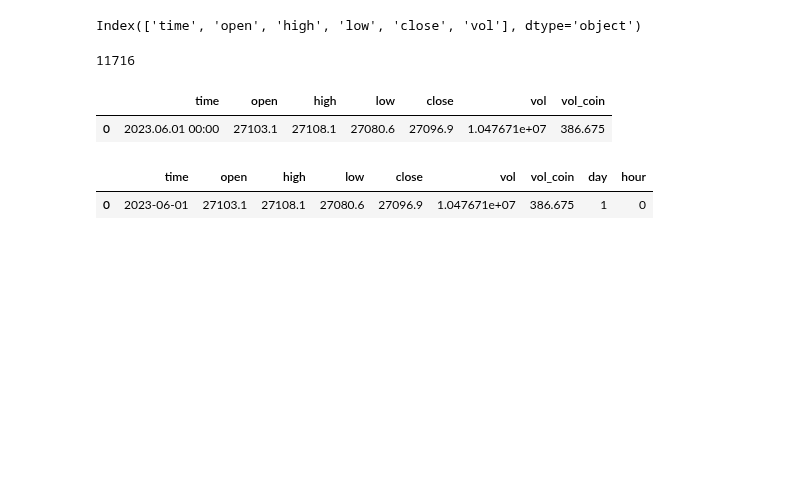
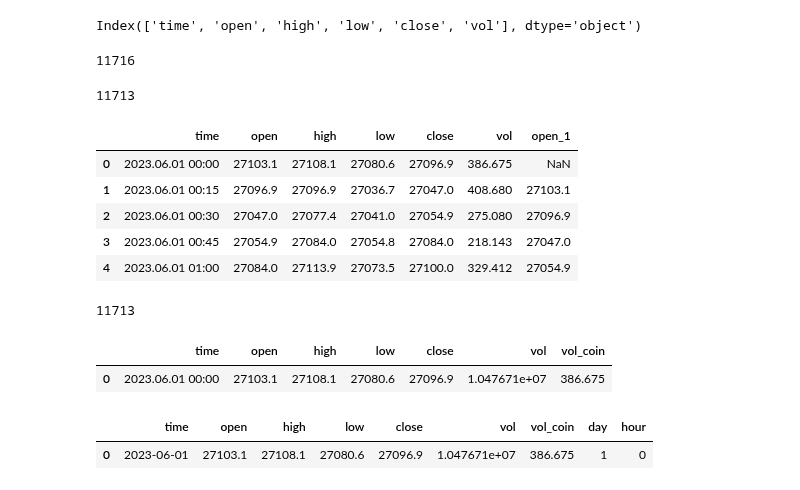
Before and after one commit to georghoeller/fastbook, a Jupyter notebook: my-stuff/lesson5-random-forests/ch9-tabular-xgboost.ipynb, the cells around one changed output. Cells and saved outputs as stored; diff of their text form; code cells hidden in the pictures; blank space fills up the shorter version.

```diff
--- a/my-stuff/lesson5-random-forests/ch9-tabular-xgboost.ipynb
+++ b/my-stuff/lesson5-random-forests/ch9-tabular-xgboost.ipynb
@@ -53,7 +52,28 @@ Index(['time', 'open', 'high', 'low', 'close', 'vol'], dtype='object')
 len(df.high)
 # %% [output]
 11716
+# %%
+df_ = pd.read_csv("btc-data/btcusdt-2023-6_9.csv", index_col=0).reset_index(drop=True)
+df_.drop_duplicates(subset = ["time"],inplace = True)
+len(df_)
+# %% [output]
+11713
+# %%
+df_
+df_["open_1"] = df_["open"].shift(1)
+df_.head(5)
+# %% [output]
+|  | time | open | high | low | close | vol | open_1 |
+| 0 | 2023.06.01 00:00 | 27103.1 | 27108.1 | 27080.6 | 27096.9 | 386.675 | NaN |
+| 1 | 2023.06.01 00:15 | 27096.9 | 27096.9 | 27036.7 | 27047.0 | 408.680 | 27103.1 |
+| 2 | 2023.06.01 00:30 | 27047.0 | 27077.4 | 27041.0 | 27054.9 | 275.080 | 27096.9 |
+| 3 | 2023.06.01 00:45 | 27054.9 | 27084.0 | 27054.8 | 27084.0 | 218.143 | 27047.0 |
+| 4 | 2023.06.01 01:00 | 27084.0 | 27113.9 | 27073.5 | 27100.0 | 329.412 | 27054.9 |
 # %%
+# remove duplicates (every 1st entry of new data set was the same as last =3 duplicates)
+df.drop_duplicates(subset = ["time"],inplace = True)
+print(len(df))
+
 # clear column names of whitespaces etc. for renaming purposes
 df.columns = df.columns.str.strip()
 
@@ -69,6 +89,8 @@ df.rename(columns={"vol": "vol_coin"},inplace=True)
 vol = df.vol_coin * ((df.high+df.low)/2)
 
 df.insert(loc = 5, column = "vol",  value=vol)
+# %% [output]
+11713
 # %%
 df.head(1) # now the mapping is in line with the API call structure
 # %% [output]
```
Also changed, not shown: parts of 27 cells of this notebook, 1 other file.
